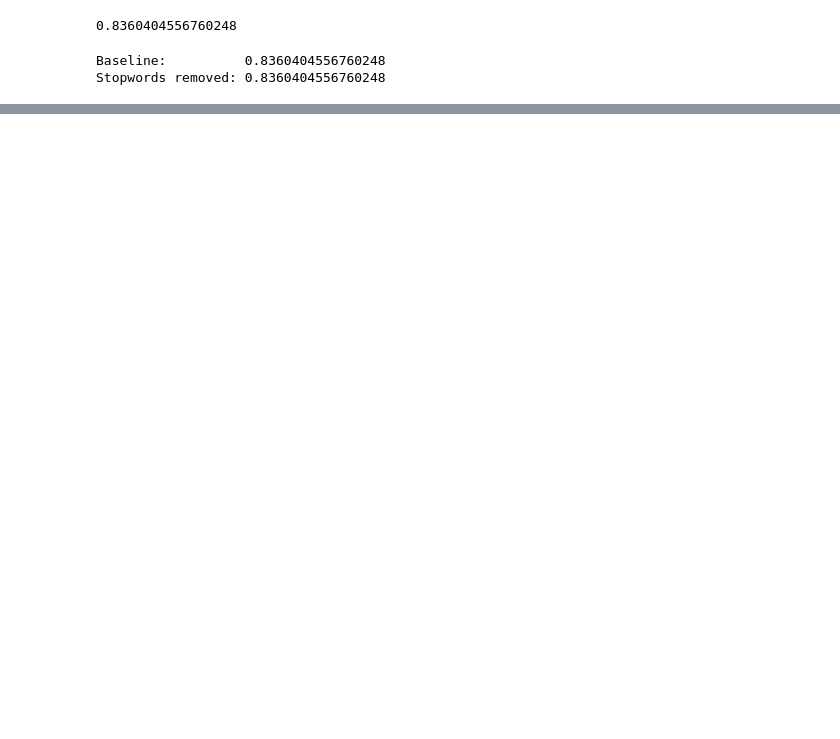
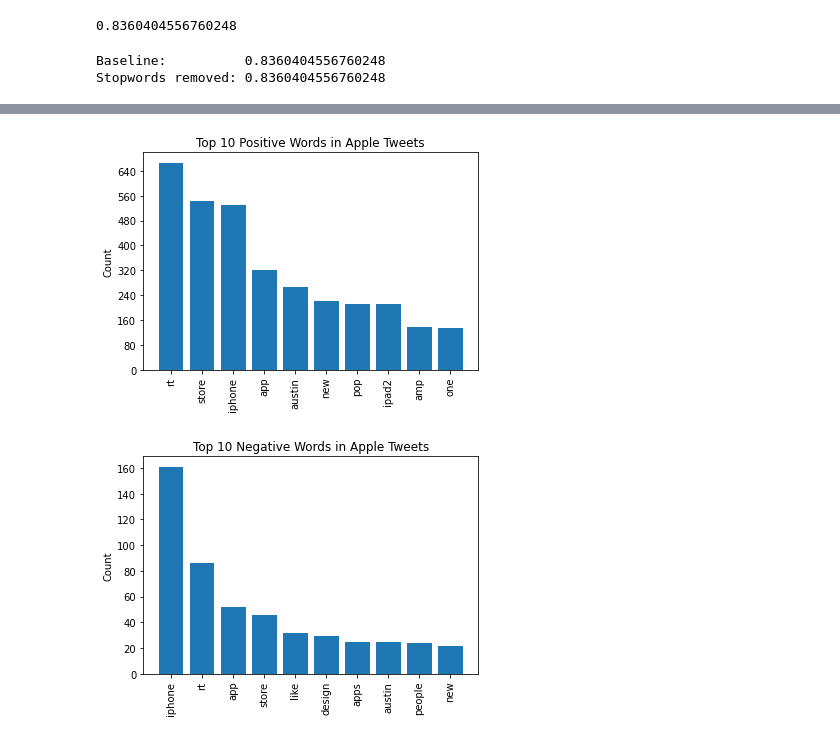
Before and after one commit to anita-camlic/Twitter_Sentiment_Analysis, a Jupyter notebook: working_notebook.ipynb, the cells around one changed output, grey strips where cells are left out. Saved outputs shown, nothing was run; the diff lists cells and outputs as text; code cells hidden in the pictures; blank space fills up the shorter version.

```diff
--- a/working_notebook.ipynb
+++ b/working_notebook.ipynb
@@ -498,0 +527,2 @@ Stopwords removed: 0.8452203881734084
+# %%
+stopwords_list.extend(["sxsw", "mention", "ipad", "apple", "link", "quot", "google"])
@@ -498,0 +572,10 @@ Stopwords removed: 0.8452203881734084
+# %%
+def remove_stopwords(token_list):
+    """
+    Given a list of tokens, return a list where the tokens
+    that are also present in stopwords_list have been
+    removed
+    """
+    X = list(set(sum(list(token_list.values), [])))
+    stopwords_removed = [token for token in X if token not in stopwords_list]
+    return stopwords_removed
@@ -498,0 +592,12 @@ Stopwords removed: 0.8452203881734084
+# %%
+def remove_stopwords(token_list):
+    """
+    Given a list of tokens, return a list where the tokens
+    that are also present in stopwords_list have been
+    removed
+    """
+    stopwords_removed = [token for token in token_list if token not in stopwords_list]
+    return stopwords_removed
+# %%
+df_google["tokens_no_stopwords"] = df_google["text_tokenized"].apply(remove_stopwords)
+df_apple["tokens_no_stopwords"] = df_apple["text_tokenized"].apply(remove_stopwords)
@@ -498,0 +615,13 @@ Stopwords removed: 0.8452203881734084
+# %%
+# Apple Positive Words
+df_apple_pos = df_apple[df['emotion'] == 'Positive emotion']
+apple_pos_freq_dist = FreqDist(df_apple_pos['tokens_no_stopwords'].explode())
+visualize_top_10(apple_pos_freq_dist, "Top 10 Positive Words in Apple Tweets")
+
+# Apple Negative Words
+df_apple_neg = df_apple[df['emotion'] == 'Negative emotion']
+apple_neg_freq_dist = FreqDist(df_apple_neg['tokens_no_stopwords'].explode())
+visualize_top_10(apple_neg_freq_dist, "Top 10 Negative Words in Apple Tweets")
+# %% [output]
+[figure, added]
+[figure, added]
```
Also changed, not shown: parts of 23 cells of this notebook.
